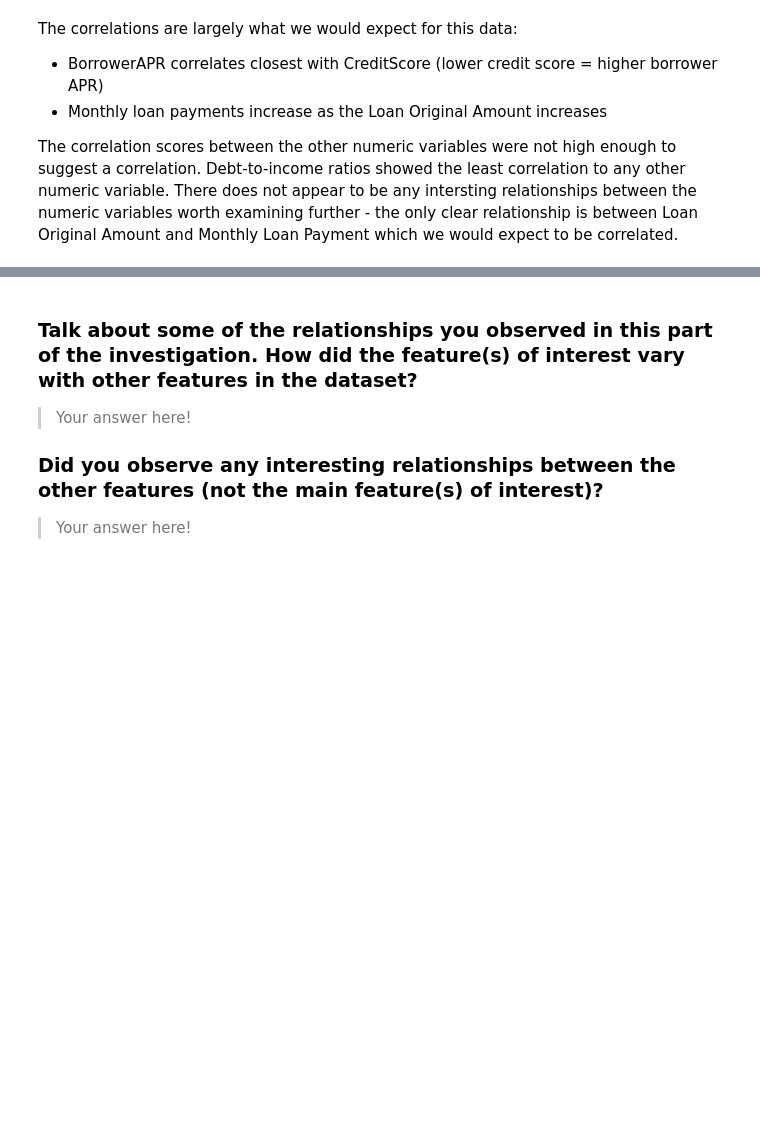
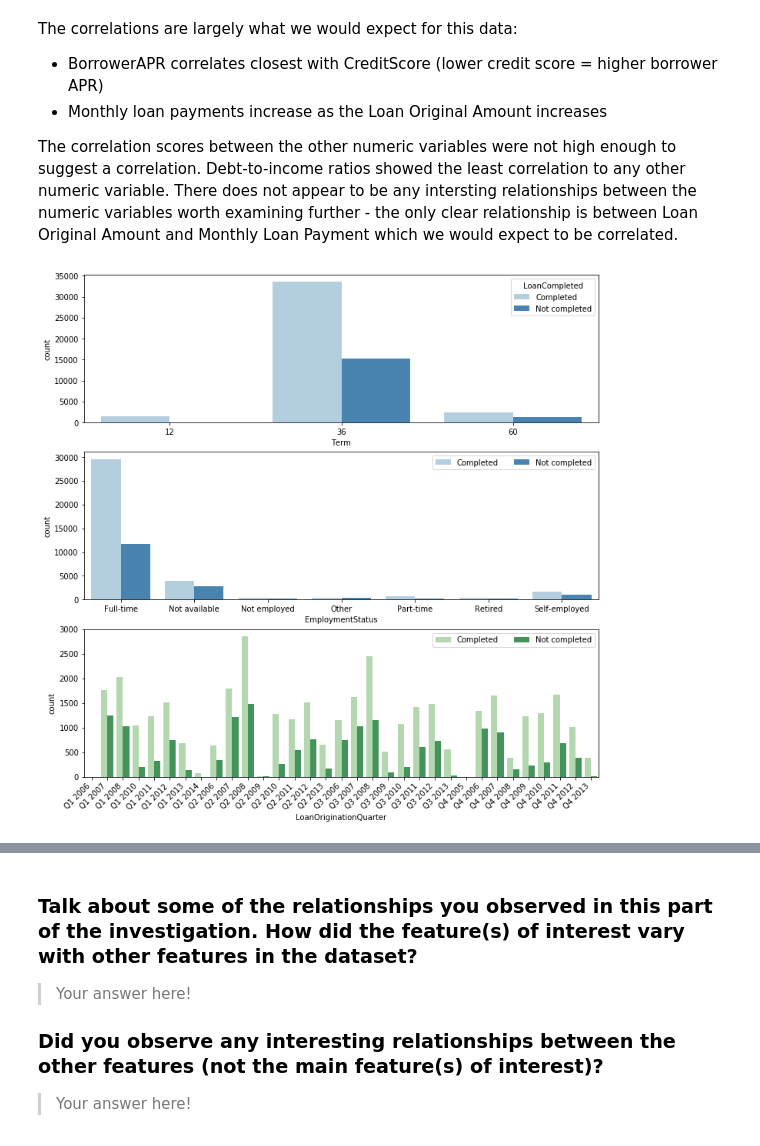
Before and after one commit to Jeffro80/DAND_Communicate_Findings, a Jupyter notebook: exploration-WORKING.ipynb, the cells around one changed output, grey strips where cells are left out. Drawn from its saved outputs; the diff is of its cells as text; code cells hidden in the pictures; blank space fills up the shorter version.

Commit message:
Working overall loan completion plot

```diff
--- a/exploration-WORKING.ipynb
+++ b/exploration-WORKING.ipynb
@@ -754,3 +754,25 @@ The correlations are largely what we would expect for this data:
 - Monthly loan payments increase as the Loan Original Amount increases
 
 The correlation scores between the other numeric variables were not high enough to suggest a correlation. Debt-to-income ratios showed the least correlation to any other numeric variable. There does not appear to be any intersting relationships between the numeric variables worth examining further - the only clear relationship is between Loan Original Amount and Monthly Loan Payment which we would expect to be correlated.
+# %%
+# Plot LoanCompleted against categorical variables
+plt.figure(figsize = [12, 12])
+
+# subplot 1: Term vs LoanCompleted
+plt.subplot(3, 1, 1)
+sb.countplot(data = loans, x = 'Term', hue = 'LoanCompleted', palette = 'Blues')
+
+# subplot 2: EmploymentStatus vs. LoanCompleted
+ax = plt.subplot(3, 1, 2)
+sb.countplot(data = loans, x = 'EmploymentStatus', hue = 'LoanCompleted', palette = 'Blues')
+ax.legend(ncol = 2) # re-arrange legend to reduce overlapping
+
+# subplot 3: ListingOrigniationQuarter vs. LoanCompleted, use different color palette
+ax = plt.subplot(3, 1, 3)
+sb.countplot(data = loans, x = 'LoanOriginationQuarter', hue = 'LoanCompleted', palette = 'Greens')
+plt.xticks(rotation = 45, horizontalalignment='right')
+ax.legend(loc = 1, ncol = 2) # re-arrange legend to remove overlapping
+
+plt.show()
+# %% [output]
+[figure, added]
```
Also changed, not shown: parts of 3 cells of this notebook.
